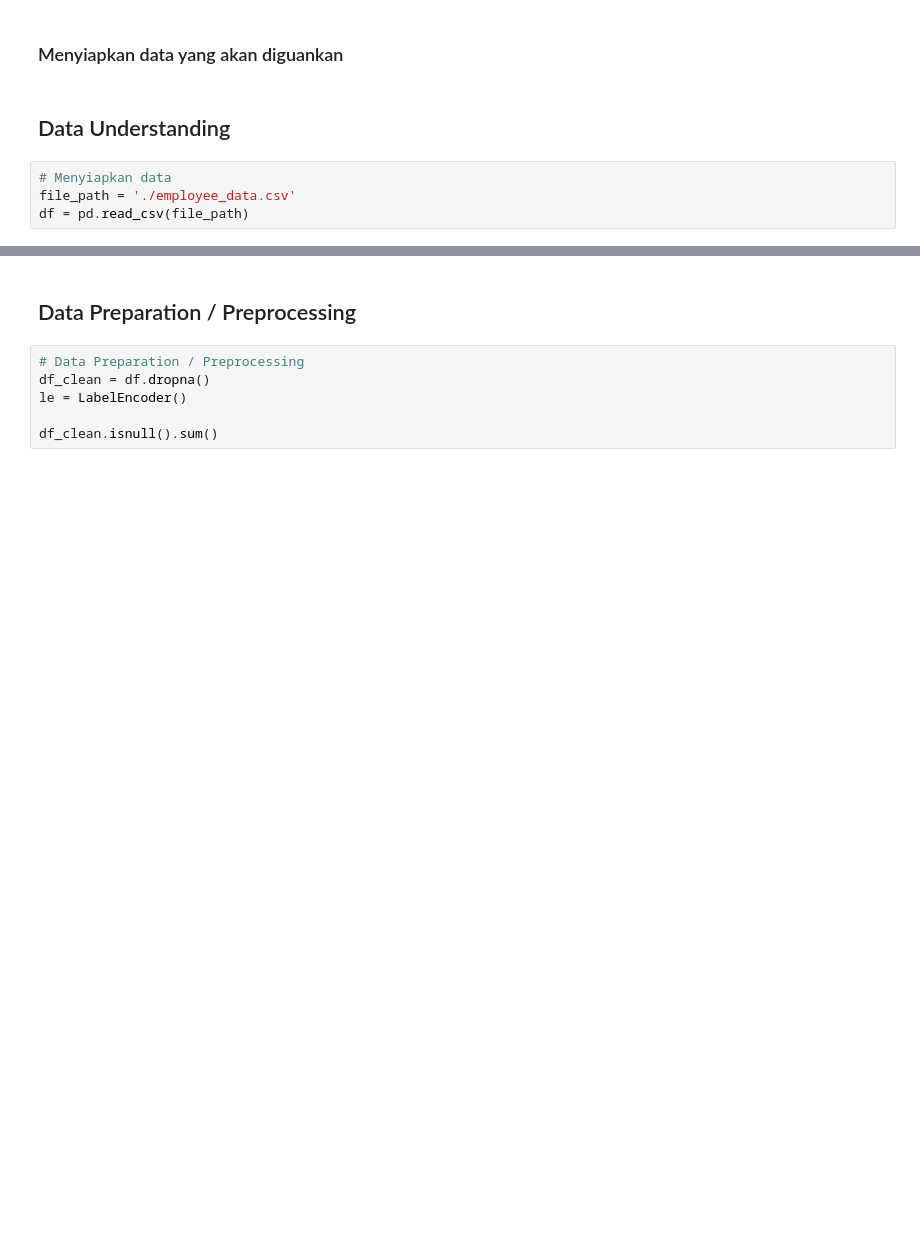
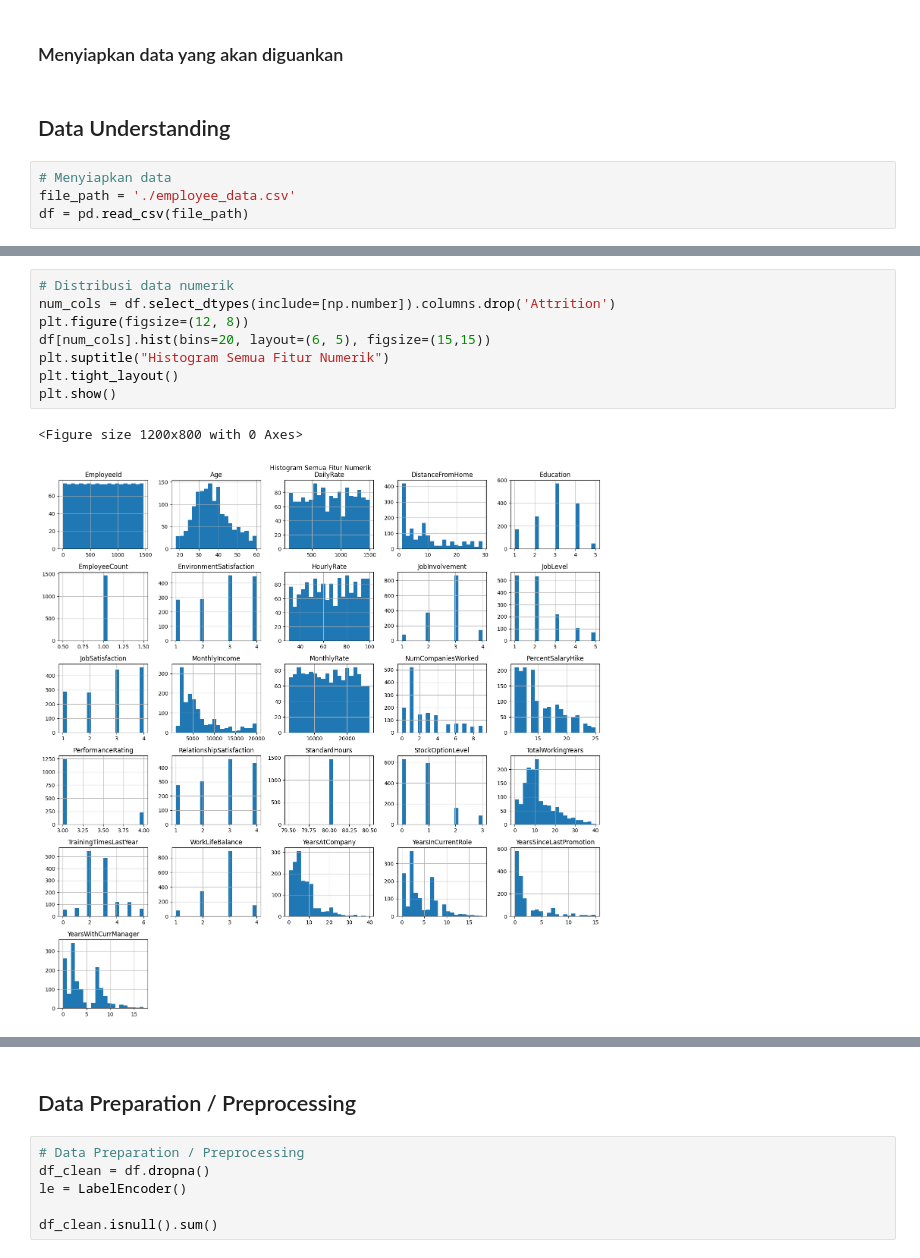
Before and after one commit to adrianramadhan/human-resource-dashboard, a Jupyter notebook: notebook.ipynb, the cells around one changed output, grey strips where cells are left out. Saved outputs shown, nothing was run; the diff lists cells and outputs as text; blank space fills up the shorter version.

Commit message:
data understanding

```diff
--- a/notebook.ipynb
+++ b/notebook.ipynb
@@ -67,0 +98,11 @@ if 'Attrition' in df.columns:
+# %%
+# Distribusi data numerik
+num_cols = df.select_dtypes(include=[np.number]).columns.drop('Attrition')
+plt.figure(figsize=(12, 8))
+df[num_cols].hist(bins=20, layout=(6, 5), figsize=(15,15))
+plt.suptitle("Histogram Semua Fitur Numerik")
+plt.tight_layout()
+plt.show()
+# %% [output]
+<Figure size 1200x800 with 0 Axes>
+[figure, added]
```
Also changed, not shown: parts of 11 cells of this notebook.
